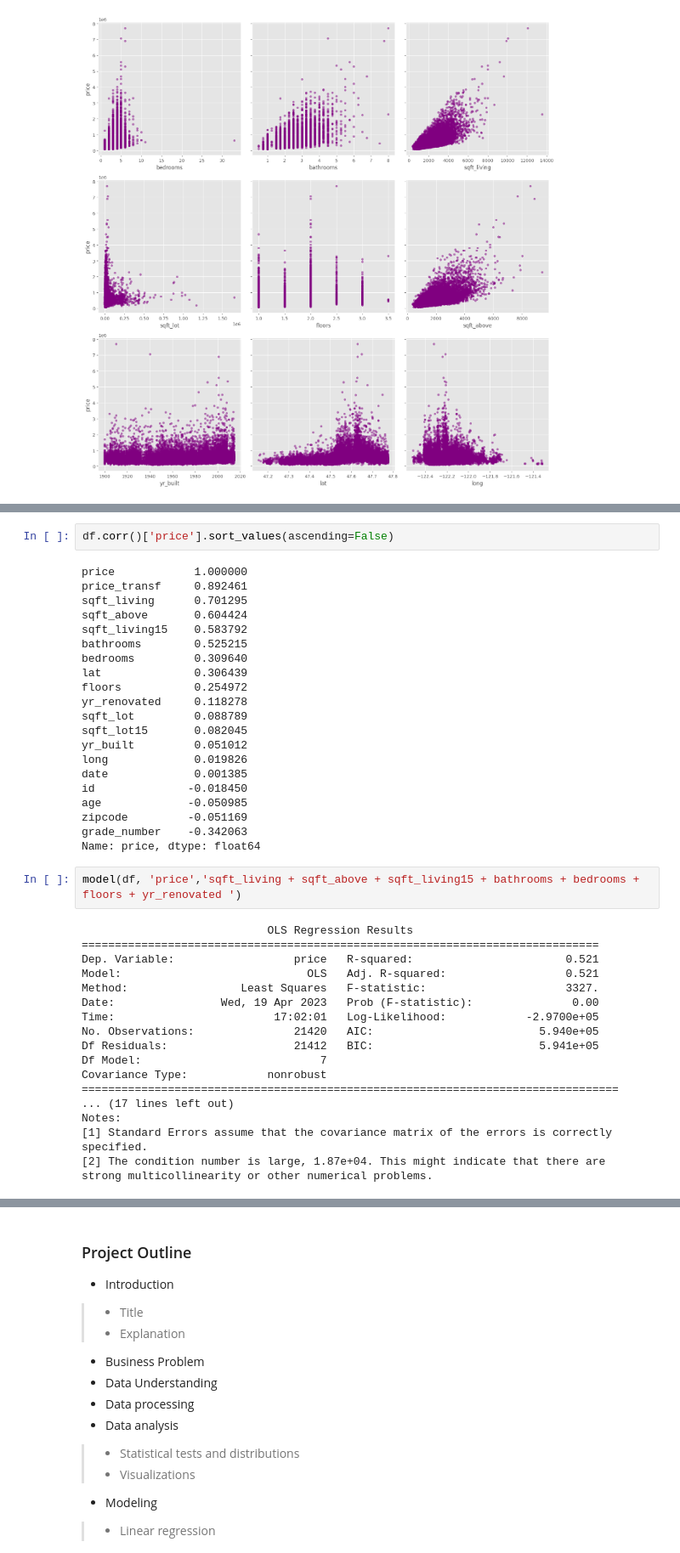
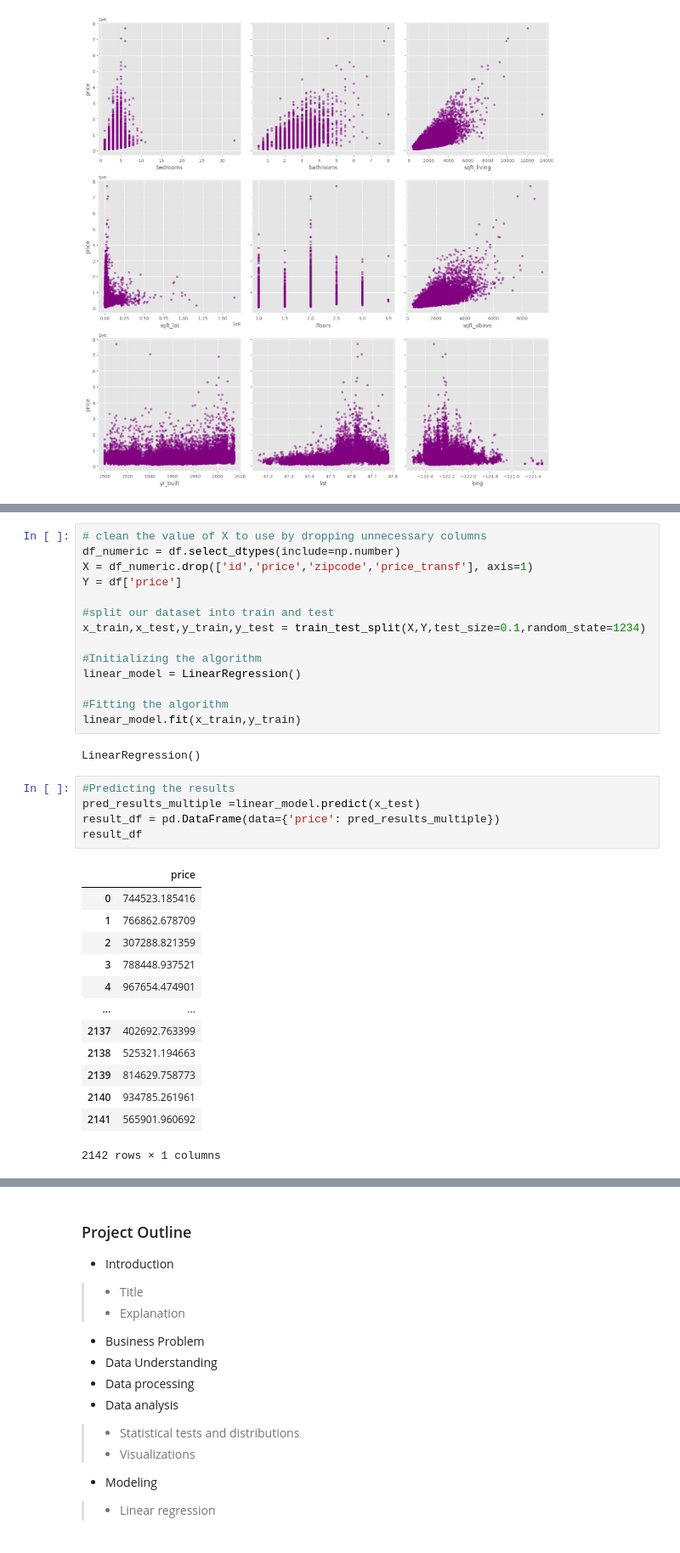
Before and after one commit to D-EKALE/KC-Housing-Project-2, a Jupyter notebook: student.ipynb, the cells around one changed output, grey strips where cells are left out. Shown at 85% size. Saved outputs shown, nothing was run; the diff lists cells and outputs as text.

Commit message:
Added Linear Regression Models

```diff
--- a/student.ipynb
+++ b/student.ipynb
@@ -310,43 +330,35 @@ We will perform regression analysis on variable that are more likely to be used
-# %%
-df.corr()['price'].sort_values(ascending=False)
-# %% [output]
-price            1.000000
-price_transf     0.892461
-sqft_living      0.701295
-sqft_above       0.604424
-sqft_living15    0.583792
-bathrooms        0.525215
-bedrooms         0.309640
-lat              0.306439
-floors           0.254972
-yr_renovated     0.118278
-sqft_lot         0.088789
-sqft_lot15       0.082045
-yr_built         0.051012
-long             0.019826
-date             0.001385
-id              -0.018450
-age             -0.050985
-zipcode         -0.051169
-grade_number    -0.342063
-Name: price, dtype: float64
-# %%
-model(df, 'price','sqft_living + sqft_above + sqft_living15 + bathrooms + bedrooms + floors + yr_renovated ')
-# %% [output]
-                            OLS Regression Results
-==============================================================================
-Dep. Variable:                  price   R-squared:                       0.521
-Model:                            OLS   Adj. R-squared:                  0.521
-Method:                 Least Squares   F-statistic:                     3327.
-Date:                Wed, 19 Apr 2023   Prob (F-statistic):               0.00
-Time:                        17:02:01   Log-Likelihood:            -2.9700e+05
-No. Observations:               21420   AIC:                         5.940e+05
-Df Residuals:                   21412   BIC:                         5.941e+05
-Df Model:                           7
-Covariance Type:            nonrobust
-=================================================================================
-... (17 lines left out)
-Notes:
-[1] Standard Errors assume that the covariance matrix of the errors is correctly specified.
-[2] The condition number is large, 1.87e+04. This might indicate that there are
-strong multicollinearity or other numerical problems.
+# %%
+# clean the value of X to use by dropping unnecessary columns
+df_numeric = df.select_dtypes(include=np.number)
+X = df_numeric.drop(['id','price','zipcode','price_transf'], axis=1)
+Y = df['price']
+
+#split our dataset into train and test
+x_train,x_test,y_train,y_test = train_test_split(X,Y,test_size=0.1,random_state=1234)
+
+#Initializing the algorithm
+linear_model = LinearRegression()
+
+#Fitting the algorithm
+linear_model.fit(x_train,y_train)
+# %% [output]
+LinearRegression()
+# %%
+#Predicting the results
+pred_results_multiple =linear_model.predict(x_test)
+result_df = pd.DataFrame(data={'price': pred_results_multiple})
+result_df
+# %% [output]
+|  | price |
+| 0 | 744523.185416 |
+| 1 | 766862.678709 |
+| 2 | 307288.821359 |
+| 3 | 788448.937521 |
+| 4 | 967654.474901 |
+| ... | ... |
+| 2137 | 402692.763399 |
+| 2138 | 525321.194663 |
+| 2139 | 814629.758773 |
+| 2140 | 934785.261961 |
+| 2141 | 565901.960692 |
+2142 rows × 1 columns
```
Also changed, not shown: parts of 14 cells of this notebook.
